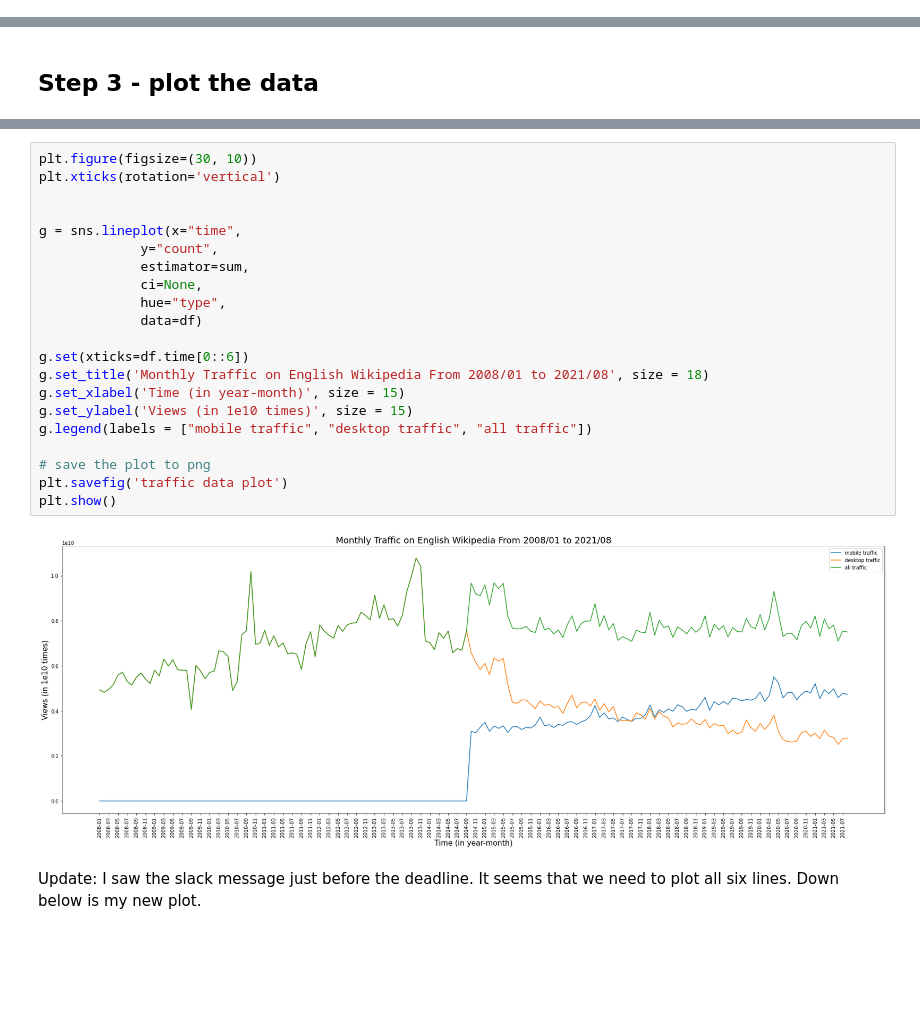
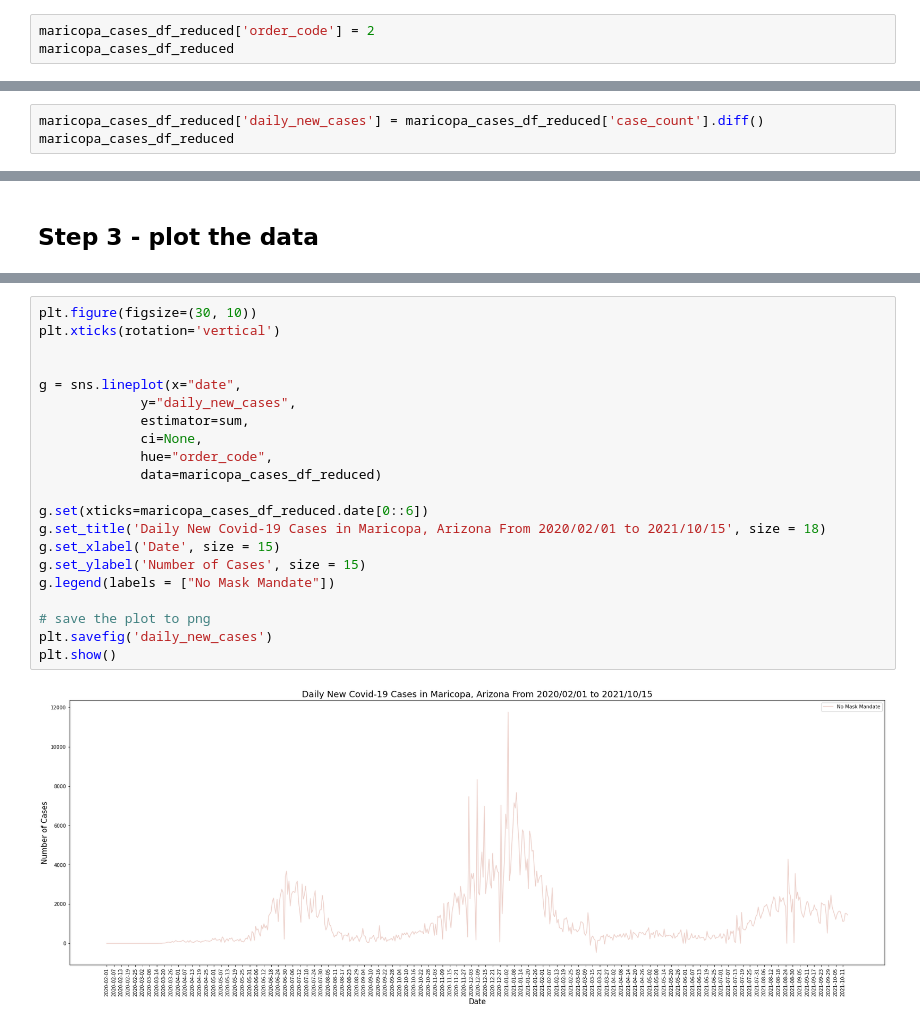
Before and after one commit to tommycqy/data-512-a4, a Jupyter notebook: hcds-a4-common-analysis.ipynb, the cells around one changed output, grey strips where cells are left out. Saved outputs shown, nothing was run; the diff lists cells and outputs as text; blank space fills up the shorter version.

```diff
--- a/hcds-a4-common-analysis.ipynb
+++ b/hcds-a4-common-analysis.ipynb
@@ -216,0 +209,3 @@ maricopa_cases_df_reduced
+# %%
+maricopa_cases_df_reduced['order_code'] = 2
+maricopa_cases_df_reduced
@@ -216,0 +231,3 @@ maricopa_cases_df_reduced
+# %%
+maricopa_cases_df_reduced['daily_new_cases'] = maricopa_cases_df_reduced['case_count'].diff()
+maricopa_cases_df_reduced
@@ -277,25 +255,23 @@ df
 # %%
 plt.figure(figsize=(30, 10))
 plt.xticks(rotation='vertical')
 
 
-g = sns.lineplot(x="time",
-             y="count",
+g = sns.lineplot(x="date",
+             y="daily_new_cases",
              estimator=sum,
              ci=None,
-             hue="type",
-             data=df)
+             hue="order_code",
+             data=maricopa_cases_df_reduced)
 
-g.set(xticks=df.time[0::6])
-g.set_title('Monthly Traffic on English Wikipedia From 2008/01 to 2021/08', size = 18)
-g.set_xlabel('Time (in year-month)', size = 15)
-g.set_ylabel('Views (in 1e10 times)', size = 15)
-g.legend(labels = ["mobile traffic", "desktop traffic", "all traffic"])
+g.set(xticks=maricopa_cases_df_reduced.date[0::6])
+g.set_title('Daily New Covid-19 Cases in Maricopa, Arizona From 2020/02/01 to 2021/10/15', size = 18)
+g.set_xlabel('Date', size = 15)
+g.set_ylabel('Number of Cases', size = 15)
+g.legend(labels = ["No Mask Mandate"])
 
 # save the plot to png
-plt.savefig('traffic data plot')
+plt.savefig('daily_new_cases')
 plt.show()
 # %% [output]
-[figure, old version]
+[figure, new version]
-# %% [markdown]
-Update: I saw the slack message just before the deadline. It seems that we need to plot all six lines. Down below is my new plot.
```
Also changed, not shown: parts of 15 cells of this notebook, 1 other file.
